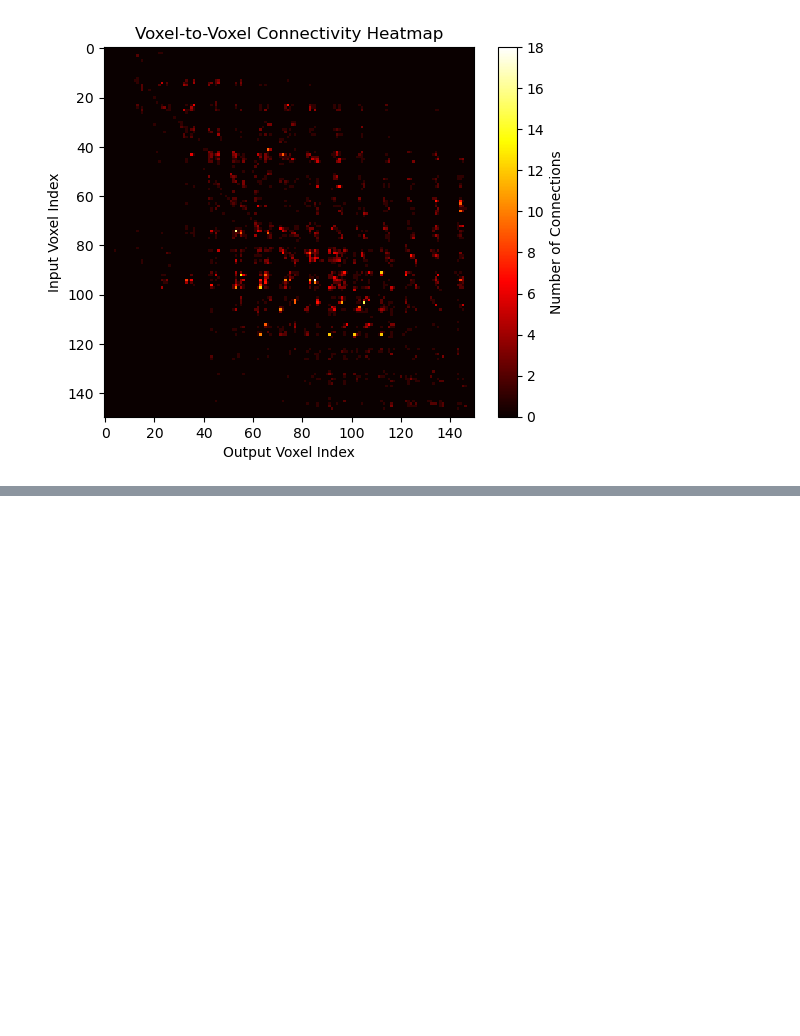
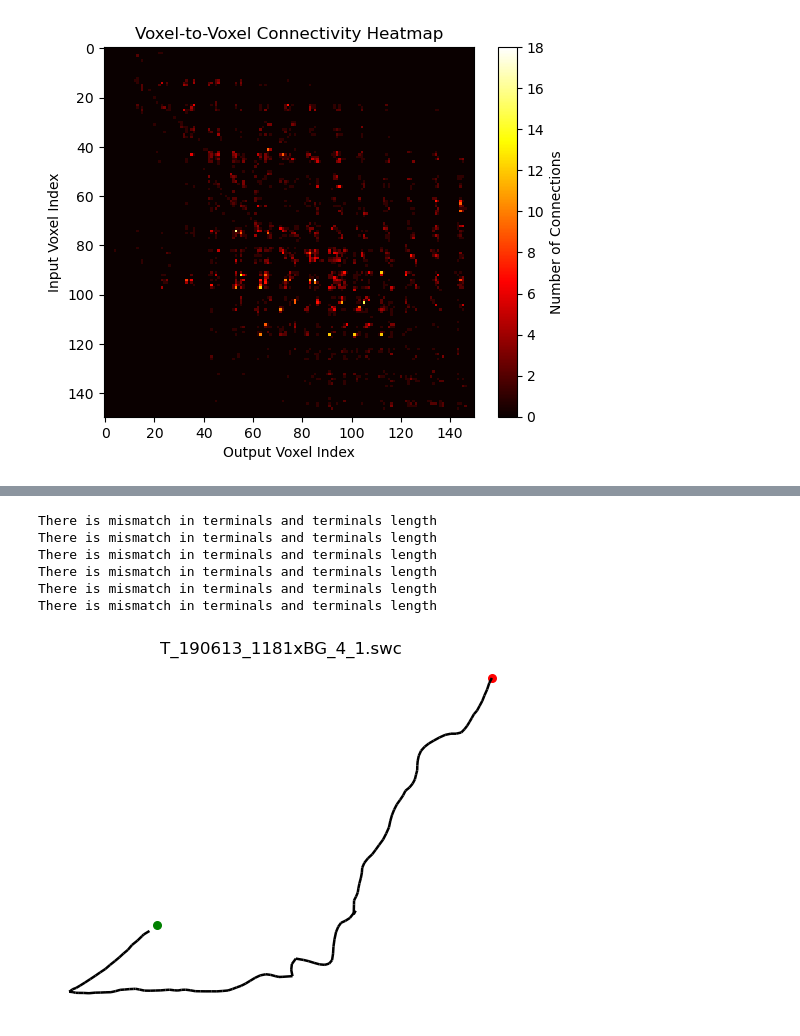
Before and after one commit to alinvdu/neuromorphic-connectome-approach, a Jupyter notebook: src/connectome/zebra_fish.ipynb, the cells around one changed output, grey strips where cells are left out. Cells and saved outputs as stored; diff of their text form; code cells hidden in the pictures; blank space fills up the shorter version.

```diff
--- a/src/connectome/zebra_fish.ipynb
+++ b/src/connectome/zebra_fish.ipynb
@@ -334,0 +992,47 @@ plt.show()
+# %%
+# Compute morphology, terminals, terminals length for all neurons
+class ExtendedNeuron:
+    def __init__(self, morphology, terminals, terminals_length):
+        self.morphology = morphology
+        self.terminals = terminals
+        self.terminals_length = terminals_length
+
+# Load and process morphologies
+augmented_neurons = []
+for i, path in enumerate(neuron_paths):
+    try:
+        morphology = nm.load_morphology(path)  # Load morphology
+        terminals = find_terminal_points(morphology)  # Find terminal points
+
+        path_lengths = []
+        for neurite in morphology.neurites:
+          path_lengths.extend(terminal_path_lengths(neurite))
+
+        if len(terminals) != len(path_lengths):
+          print('There is mismatch in terminals and terminals length')
+
+        augmented_neurons.append(ExtendedNeuron(morphology, terminals, path_lengths))  # Create ExtendedNeuron
+    except Exception as e:
+        print(f"Failed to process neuron {path}: {e}")
+
+# take a specific extended neuron and plot it
+n = np.random.randint(low=0, high=len(augmented_neurons))
+curr_neuron = augmented_neurons[n]
+
+fig, ax = figure()
+
+plot_morph(curr_neuron.morphology,ax=ax, soma_outline=0, plane='xy', diameter_scale=None, linewidth=1.8, color='k', alpha=1.0)
+plt.scatter(curr_neuron.morphology.soma.center[0], curr_neuron.morphology.soma.center[1], s=30, color='g')
+
+for terminal in curr_neuron.terminals:
+    plt.scatter(terminal[0], terminal[1], s=30, color='r')  # Plot axon terminals
+
+# we ignore the mismatch for now
+# %% [output]
+There is mismatch in terminals and terminals length
+There is mismatch in terminals and terminals length
+There is mismatch in terminals and terminals length
+There is mismatch in terminals and terminals length
+There is mismatch in terminals and terminals length
+There is mismatch in terminals and terminals length
+[figure, added]
```
Also changed, not shown: parts of 16 cells of this notebook.
